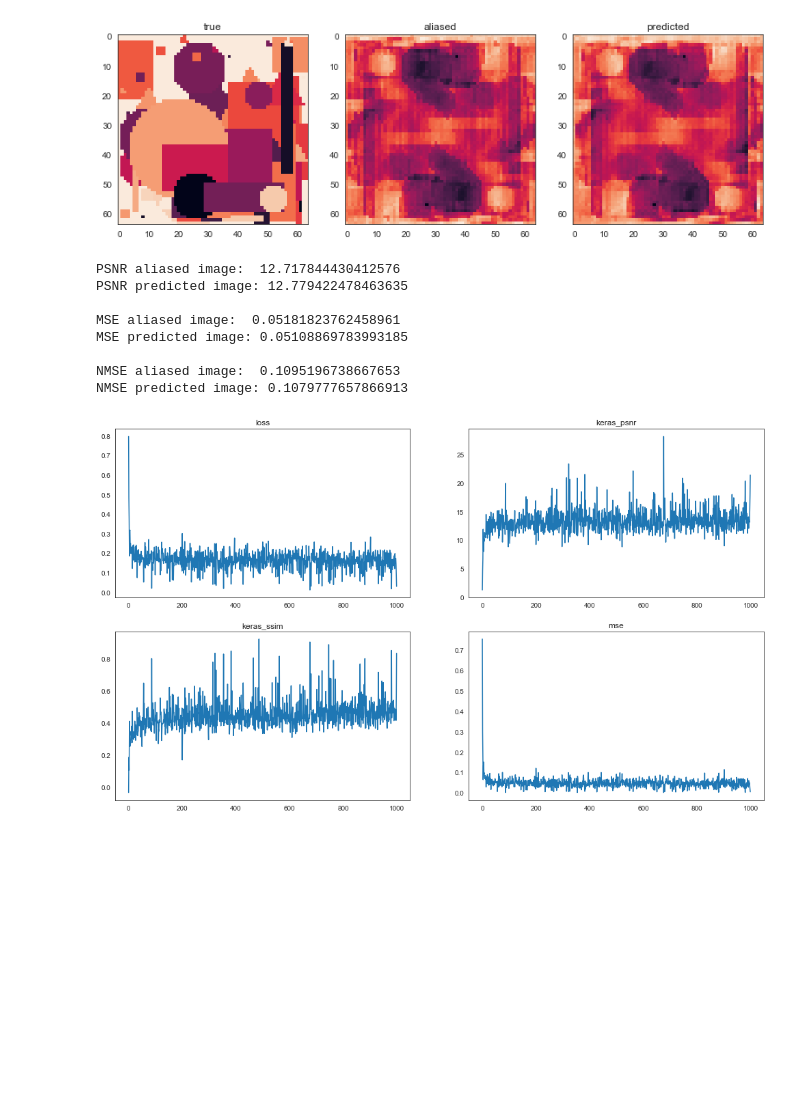
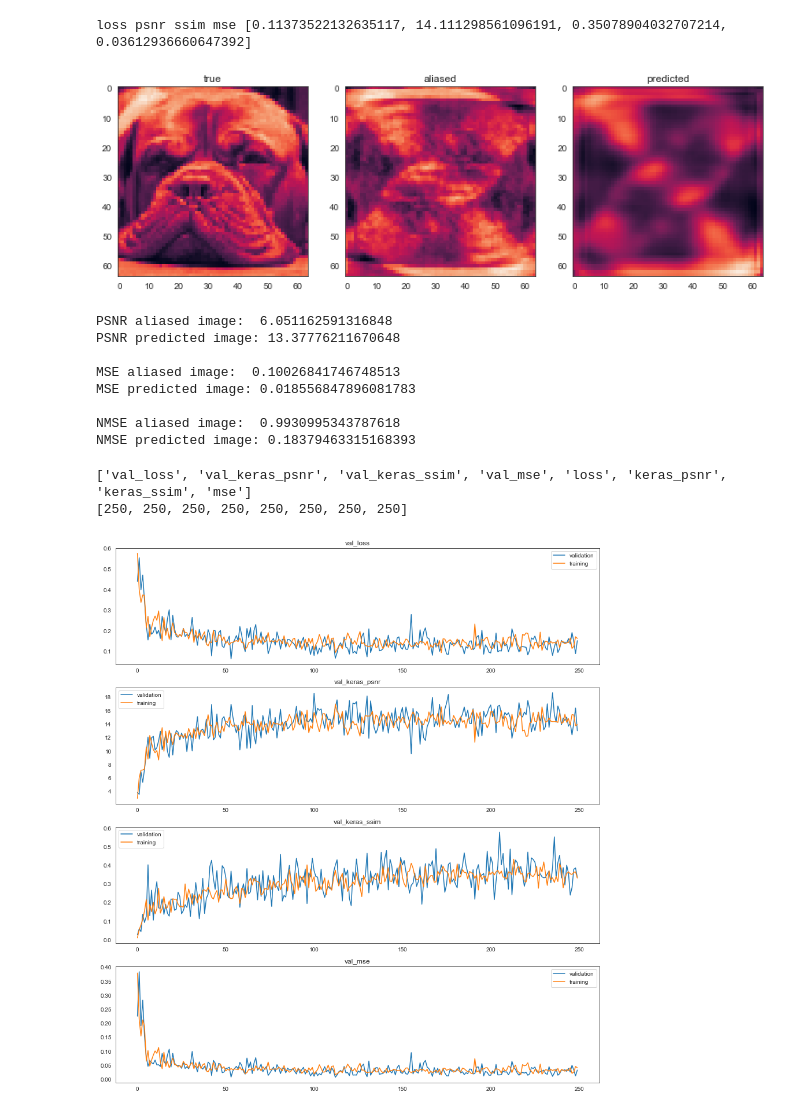
Before and after one commit to zaccharieramzi/fastmri-reproducible-benchmark, a Jupyter notebook: experiments/gan_unet_approach_random.ipynb, the cells around one changed output. Saved outputs shown, nothing was run; the diff lists cells and outputs as text; code cells hidden in the pictures; blank space fills up the shorter version.

```diff
--- a/experiments/gan_unet_approach_random.ipynb
+++ b/experiments/gan_unet_approach_random.ipynb
@@ -68,12 +130,6 @@ compile_models(
 # %%
 n_batches_train = 1000
 n_batches_val = 1
-AF = 2
-train_gen = RandomShapeGenerator(af=AF, n_shapes=100, size=im_size, batch_size=1).flow_z_filled_random_shapes()
-val_gen = RandomShapeGenerator(af=AF, n_shapes=100, size=im_size, batch_size=1).flow_z_filled_random_shapes()
-
-epoch_num = 100
-critic_updates = 5
 
 run_id = f'unet_gan_af{AF}_{int(time.time())}'
 chkpt_path = f'checkpoints/{run_id}' + '-{epoch:02d}.hdf5'
@@ -121,12 +200,13 @@ hist = adversarial_training_loop(
     d,
     d_on_g,
     train_gen,
+    val_gen,
     n_epochs=0,
-    n_batches=1,
-    n_critic_updates=5,
-    callbacks=[tqdm_cb, tboard_cback, tboard_image_cback],
+    n_batches=4,
+    n_critic_updates=0,
+    callbacks=[tqdm_cb, tboard_cback, tboard_image_cback, earlystop],
     include_d_metrics=True,
-    gen_pre_training_steps=1000,
-    pre_training_callbacks=[gen_tensor,gen_tqdm_cb,tboard_image_cback_pre]
+    gen_pre_training_steps=250,
+    pre_training_callbacks=[tqdm_cb_pre, tboard_cback_pre, tboard_image_cback_pre],
 )
 # %% [output]
@@ -162 +238,6 @@ def show_images(images, cols = 1, title=None, titles = None, scale = 1, save=Fal
+# %%
+print('loss' , 'psnr', 'ssim', 'mse', results)
+val_gen = DataGenerator(AF, x_test).flow_z_filled_images()
+# %% [output]
+loss psnr ssim mse [0.11373522132635117, 14.111298561096191, 0.35078904032707214, 0.03612936660647392]
 # %%
@@ -164,31 +245,47 @@ im_alias, im_true = next(train_gen)
 im_pred = g.predict(im_alias)
 # %%
 show_images([np.squeeze(im_true), np.squeeze(im_alias),np.squeeze(im_pred)],
-            titles=["true", "aliased", "predicted"],
-            save=True)
+            titles=["true", "aliased", "predicted"])
 print("PSNR aliased image: ", psnr(im_true, im_alias), "\nPSNR predicted image:", psnr(im_true, im_pred))
 # print("ssim aliased image: ", ssim(im_true, im_alias), "\nssim predicted image:", ssim(im_true, im_pred))
 print("\nMSE aliased image: ", mse(im_true, im_alias), "\nMSE predicted image:", mse(im_true, im_pred))
 print("\nNMSE aliased image: ", nmse(im_true, im_alias), "\nNMSE predicted image:", nmse(im_true, im_pred))
 # %% [output]
-[figure, old version]
+[figure, new version]
-PSNR aliased image:  12.717844430412576
-PSNR predicted image: 12.779422478463635
+PSNR aliased image:  6.051162591316848
+PSNR predicted image: 13.37776211670648
 
-MSE aliased image:  0.05181823762458961
-MSE predicted image: 0.05108869783993185
+MSE aliased image:  0.10026841746748513
+MSE predicted image: 0.018556847896081783
 
-NMSE aliased image:  0.1095196738667653
-NMSE predicted image: 0.1079777657866913
+NMSE aliased image:  0.9930995343787618
+NMSE predicted image: 0.18379463315168393
+# %%
+print([l for l in hist.history])
+print([len(hist.history[l]) for l in hist.history])
+# %% [output]
+['val_loss', 'val_keras_psnr', 'val_keras_ssim', 'val_mse', 'loss', 'keras_psnr', 'keras_ssim', 'mse']
+[250, 250, 250, 250, 250, 250, 250, 250]
 # %%
-fig, axs = plt.subplots(2,2,figsize=(17,10))
+# plot training history
+
+validation = True
+
+fig, axs = plt.subplots(2,2,figsize=(15,17))
 images = [hist.history[l] for l in hist.history]
 titles = [l for l in hist.history]
-for i in range(len(titles)):
-    plt.subplot(2, 2, i+1)
-    plt.plot(images[i])
-    plt.title(titles[i])
-plt.savefig("/Users/WorkAccount/Desktop/training_metrics")
+if validation==True:
+    for i in range(len(titles)//2):
+        plt.subplot(4, 1, i+1)
+        plt.plot(images[i], label='validation')
+        plt.plot(images[i+4], label='training')
+        plt.title(titles[i])
+        plt.legend()
+else:
+    for i in range(len(titles)):
+        plt.subplot(4, 1, i+1)
+        plt.plot(images[i])
+        plt.title(titles[i])
 plt.show()
 # %% [output]
-[figure, old version]
+[figure, new version]
```
Also changed, not shown: parts of 18 cells of this notebook, 9 other files.
